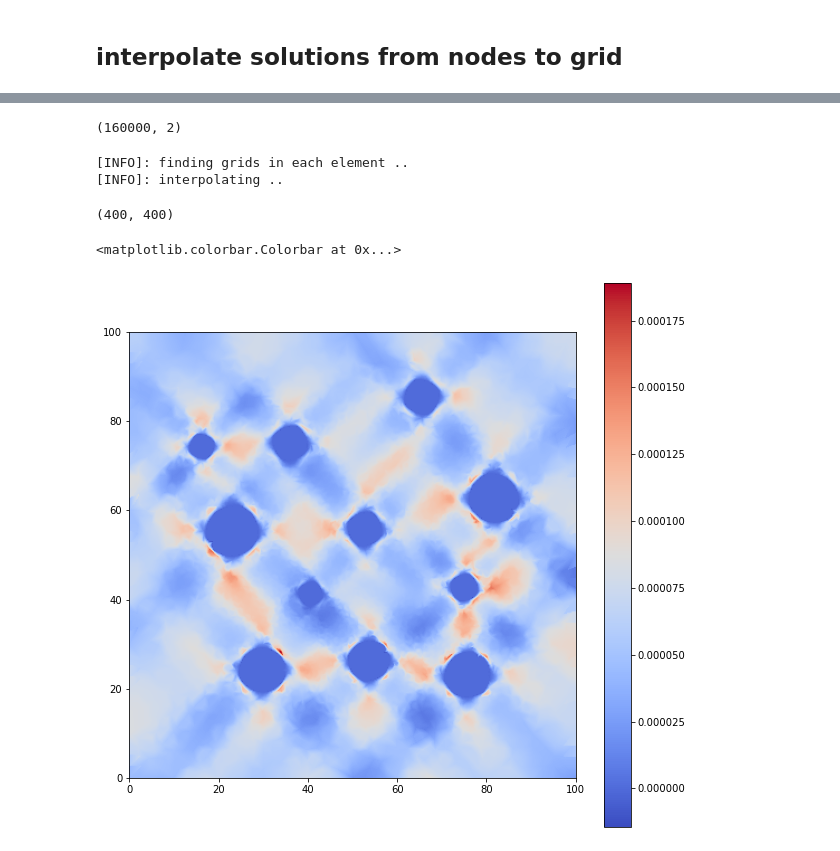
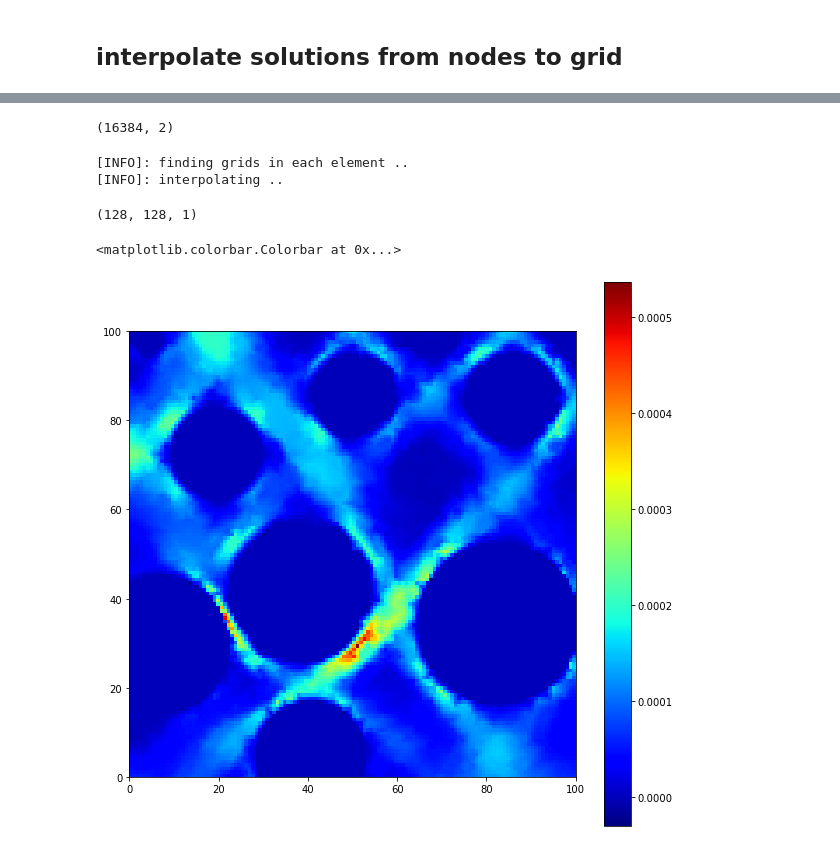
Before and after one commit to FGhavamian/accelerate_fem, a Jupyter notebook: ml/notebooks/02_interpolate_target.ipynb, the cells around one changed output, grey strips where cells are left out. Saved outputs shown, nothing was run; the diff lists cells and outputs as text; code cells hidden in the pictures.

```diff
--- a/ml/notebooks/02_interpolate_target.ipynb
+++ b/ml/notebooks/02_interpolate_target.ipynb
@@ -70,24 +75,23 @@ data_nodal[0].mesh.simplices.shape, data_nodal[0].field.shape
 # %%
 #export
-def make_grid(box_size, resolution):
-    xmin, ymin = 0, 0
-    xmax, ymax = box_size
+def make_grid(resolution, abstract_geometry):
+    _, box_coord_dim = abstract_geometry.get_geom_info()
+    x, y, dx, dy = box_coord_dim
 
-    x = np.linspace(xmin, xmax, resolution[0], dtype=np.float32)
-    y = np.linspace(ymin, ymax, resolution[1], dtype=np.float32)
+    x = np.linspace(x, x+dx, resolution[0], dtype=np.float32)
+    y = np.linspace(y, y+dy, resolution[1], dtype=np.float32)
 
     grid_x, grid_y = np.meshgrid(x, y)
     grid_flat = np.hstack([grid_x.flatten()[:, None], grid_y.flatten()[:, None]])
 
     return grid_x, grid_y, grid_flat
 # %%
-box_size = (100, 100)
-resolution = (400, 400)
+resolution = (128, 128)
 
-grid_x, grid_y, grid_flat = make_grid(box_size, resolution)
+grid_x, grid_y, grid_flat = make_grid(resolution, abstract_geometry)
 grid_flat.shape
 # %% [output]
-(160000, 2)
+(16384, 2)
 # %%
 #export
 def compute_tri3_shape_function_at(coord, el_coords):
@@ -120,8 +124,8 @@ def find_grids_in_each_element(mesh, grid_flat):
     return element_to_grid_points
 # %%
 #export
-def interpolate(data_nodal, box_size, resolution, verbose=False):
-    grid_x, grid_y, grid_flat = make_grid(box_size, resolution)
+def interpolate(data_nodal, resolution, abstract_geometry, verbose=False):
+    grid_x, grid_y, grid_flat = make_grid(resolution, abstract_geometry)
     grid_dim = grid_y.shape
 
     if verbose: print('[INFO]: finding grids in each element ..')
@@ -149,19 +153,19 @@ def interpolate(data_nodal, box_size, resolution, verbose=False):
 
     return field_grid
 # %%
-fields_grid = [interpolate(d, box_size, resolution, verbose=True) for d in data_nodal]
-fields_grid[0].shape
+fields_grid = interpolate(data_nodal, resolution, abstract_geometry, verbose=True)
+fields_grid.shape
 # %% [output]
 [INFO]: finding grids in each element ..
 [INFO]: interpolating ..
-(400, 400)
+(128, 128, 1)
 # %%
-field_grid = fields_grid[0]
-levels = np.linspace(fields_grid[0].min(), fields_grid[0].max())
+field_grid = fields_grid
+levels = np.linspace(fields_grid.min(), fields_grid.max())
 
 plt.figure(figsize=(10, 10))
-plt.imshow(field_grid, extent=[0, 100, 0, 100], cmap='coolwarm')
+plt.imshow(field_grid, extent=[0, 100, 0, 100], cmap='jet')
 plt.colorbar()
 # %% [output]
 <matplotlib.colorbar.Colorbar at 0x...>
-[figure, old version]
+[figure, new version]
```
Also changed, not shown: parts of 3 cells of this notebook, 1 other file.
